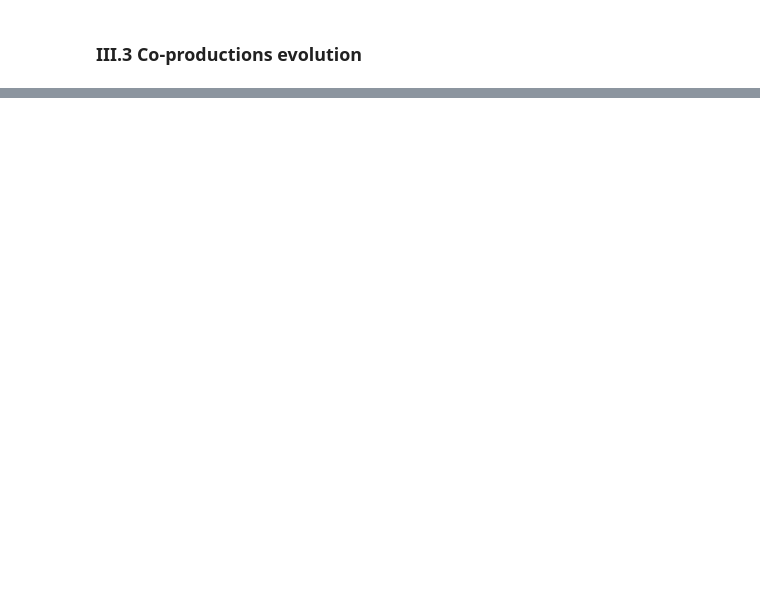
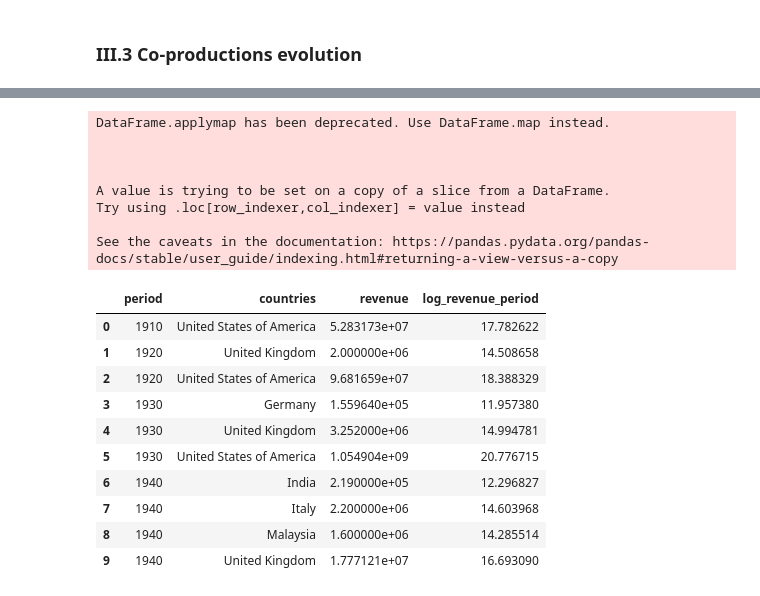
Before and after one commit to epfl-ada/ada-2024-project-teamcsx24, a Jupyter notebook: results_economy.ipynb, the cells around one changed output, grey strips where cells are left out. Cells and saved outputs as stored; diff of their text form; code cells hidden in the pictures; blank space fills up the shorter version.

```diff
--- a/results_economy.ipynb
+++ b/results_economy.ipynb
@@ -1222,0 +1059,28 @@ Finally, the conclusion of the Economics part will be a geopandas map as describ
+# %%
+reload(sys.modules['scriptEconomy'])
+# We import the dataframe of the revenue per period
+from scriptEconomy import revenue_period
+
+df_movies_eco_exploded_countries_agg_10 = revenue_period()
+
+df_movies_eco_exploded_countries_agg_10.head(10)
+# %% [output]
+DataFrame.applymap has been deprecated. Use DataFrame.map instead.
+
+
+
+A value is trying to be set on a copy of a slice from a DataFrame.
+Try using .loc[row_indexer,col_indexer] = value instead
+
+See the caveats in the documentation: https://pandas.pydata.org/pandas-docs/stable/user_guide/indexing.html#returning-a-view-versus-a-copy
+|  | period | countries | revenue | log_revenue_period |
+| 0 | 1910 | United States of America | 5.283173e+07 | 17.782622 |
+| 1 | 1920 | United Kingdom | 2.000000e+06 | 14.508658 |
+| 2 | 1920 | United States of America | 9.681659e+07 | 18.388329 |
+| 3 | 1930 | Germany | 1.559640e+05 | 11.957380 |
+| 4 | 1930 | United Kingdom | 3.252000e+06 | 14.994781 |
+| 5 | 1930 | United States of America | 1.054904e+09 | 20.776715 |
+| 6 | 1940 | India | 2.190000e+05 | 12.296827 |
+| 7 | 1940 | Italy | 2.200000e+06 | 14.603968 |
+| 8 | 1940 | Malaysia | 1.600000e+06 | 14.285514 |
+| 9 | 1940 | United Kingdom | 1.777121e+07 | 16.693090 |
```
Also changed, not shown: parts of 77 cells of this notebook, 8 other files.
